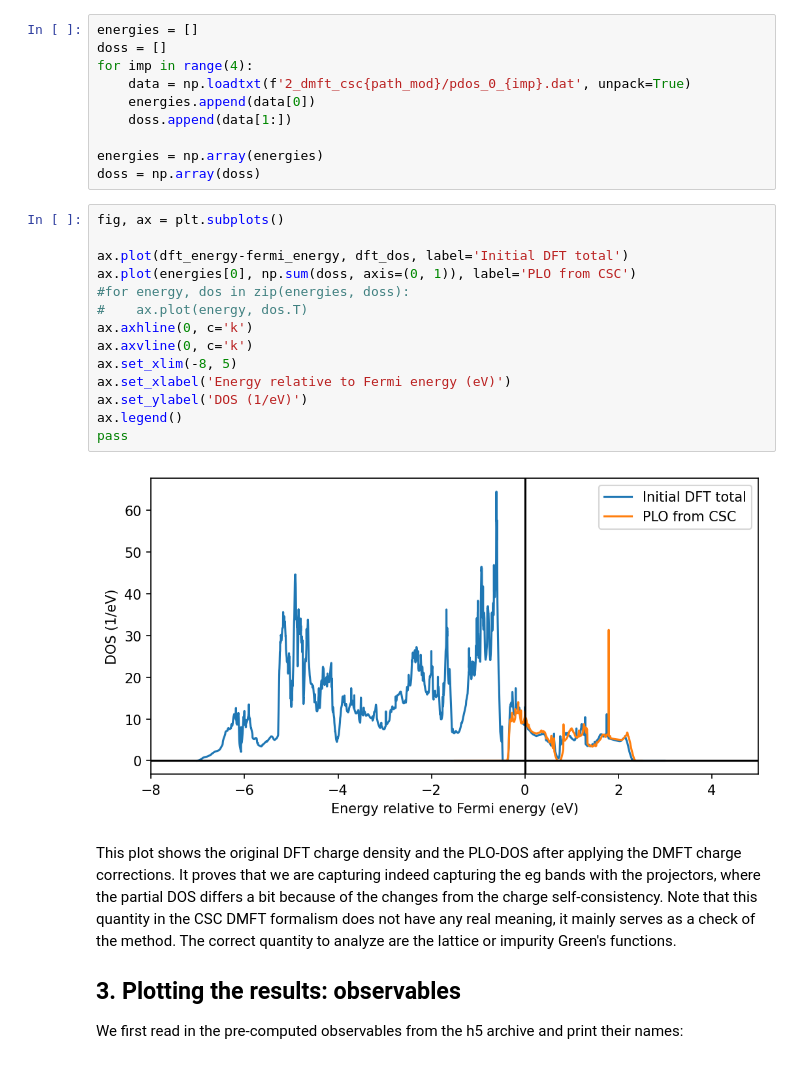
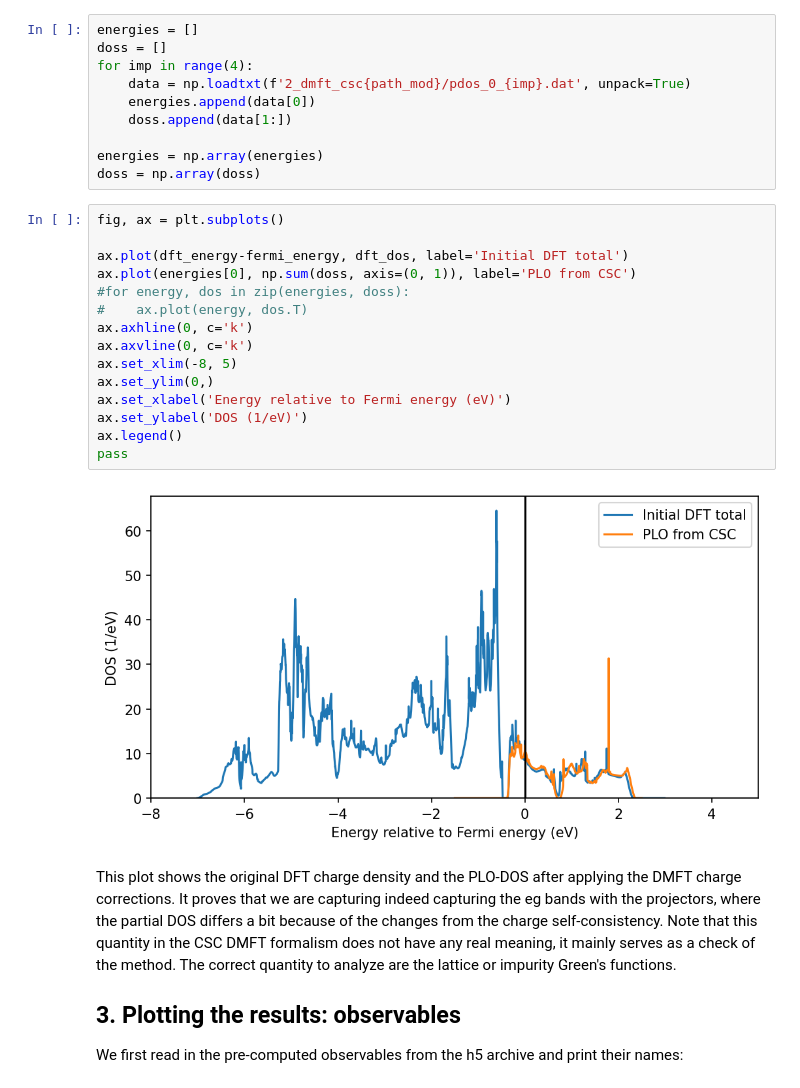
Before and after one commit to TRIQS/solid_dmft, a Jupyter notebook: doc/tutorials/PrNiO3_csc_vasp_plo_cthyb/tutorial.ipynb, the cells around one changed output. Drawn from its saved outputs; the diff is of its cells as text.

```diff
--- a/doc/tutorials/PrNiO3_csc_vasp_plo_cthyb/tutorial.ipynb
+++ b/doc/tutorials/PrNiO3_csc_vasp_plo_cthyb/tutorial.ipynb
@@ -132,19 +133,20 @@ doss = np.array(doss)
 # %%
 fig, ax = plt.subplots()
 
 ax.plot(dft_energy-fermi_energy, dft_dos, label='Initial DFT total')
 ax.plot(energies[0], np.sum(doss, axis=(0, 1)), label='PLO from CSC')
 #for energy, dos in zip(energies, doss):
 #    ax.plot(energy, dos.T)
 ax.axhline(0, c='k')
 ax.axvline(0, c='k')
 ax.set_xlim(-8, 5)
+ax.set_ylim(0,)
 ax.set_xlabel('Energy relative to Fermi energy (eV)')
 ax.set_ylabel('DOS (1/eV)')
 ax.legend()
 pass
 # %% [output]
-[figure, old version]
+[figure, new version]
 # %% [markdown]
 This plot shows the original DFT charge density and the PLO-DOS after applying the DMFT charge corrections. It proves that we are capturing indeed capturing the eg bands with the projectors, where the partial DOS differs a bit because of the changes from the charge self-consistency. Note that this quantity in the CSC DMFT formalism does not have any real meaning, it mainly serves as a check of the method. The correct quantity to analyze are the lattice or impurity Green's functions.
 
```
Also changed, not shown: parts of 10 cells of this notebook, 17 other files.
